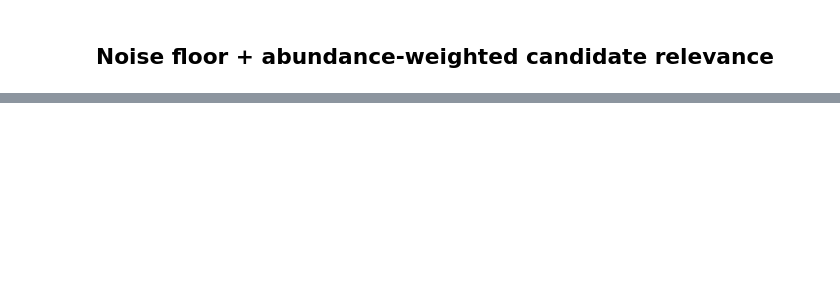
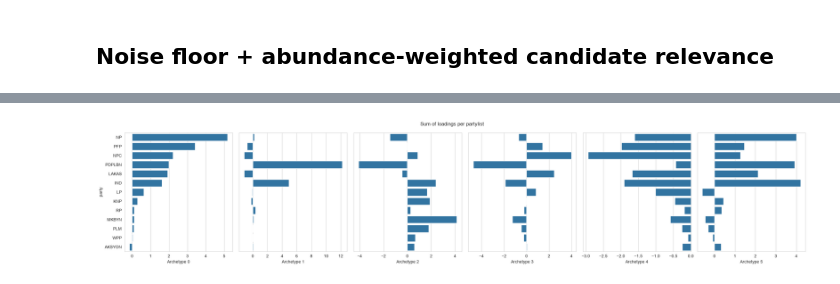
Before and after one commit to harjonillo/voting-unmixing-ph, a Jupyter notebook: notebooks/03_archetype_plots.ipynb, the cells around one changed output, grey strips where cells are left out. Cells and saved outputs as stored; diff of their text form; code cells hidden in the pictures; blank space fills up the shorter version.

```diff
--- a/notebooks/03_archetype_plots.ipynb
+++ b/notebooks/03_archetype_plots.ipynb
@@ -131,0 +132,20 @@ Archetype 6: 15.0%
+# %%
+def extract_partylist(c_arr):
+    p_arr = []
+    for i in c_arr:
+        try:
+            p_arr.append(i.split('(')[1].split(')')[0])
+        except IndexError:
+            p_arr.append('X')
+    return p_arr
+# %%
+df_archtype_partylists = pd.concat(
+    [
+        pd.DataFrame({
+            'candidate': candidate_labels,
+            'party': extract_partylist(candidate_labels),
+        }, index=None),
+        pd.DataFrame(M, columns=[f'Archetype {j}' for j in range(M.shape[1])], index=None)
+    ],
+    axis=1
+)
@@ -131,0 +168,27 @@ Archetype 6: 15.0%
+# %%
+df_archetype_partylists_sum = (
+    df_archtype_partylists
+    .groupby('party')
+    .agg(
+        {
+            "candidate": list,
+            **{f'Archetype {j}': 'sum' for j in range(M.shape[1])}
+        }
+    )
+    .sort_values(by=[f'Archetype {j}' for j in range(M.shape[1])], ascending=False)
+    .reset_index()
+)
+# %%
+fig, axs = plt.subplots(1, M.shape[1], figsize=(4 * M.shape[1], 5), sharey=True)
+for j in range(M.shape[1]):
+    sns.barplot(
+        data=df_archetype_partylists_sum,#.sort_values(by=f'Archetype {j}', ascending=False),
+        y="party",
+        x=f"Archetype {j}",
+        errorbar=None,
+        ax=axs[j]
+    )
+fig.suptitle("Sum of loadings per partylist")
+fig.tight_layout()
+# %% [output]
+[figure, added]
```
Also changed, not shown: parts of 12 cells of this notebook, 1 other file.
